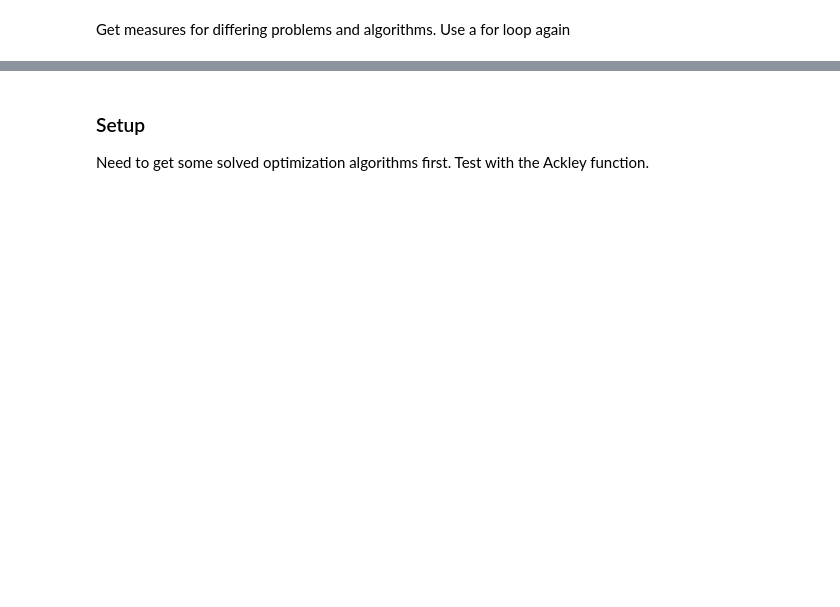
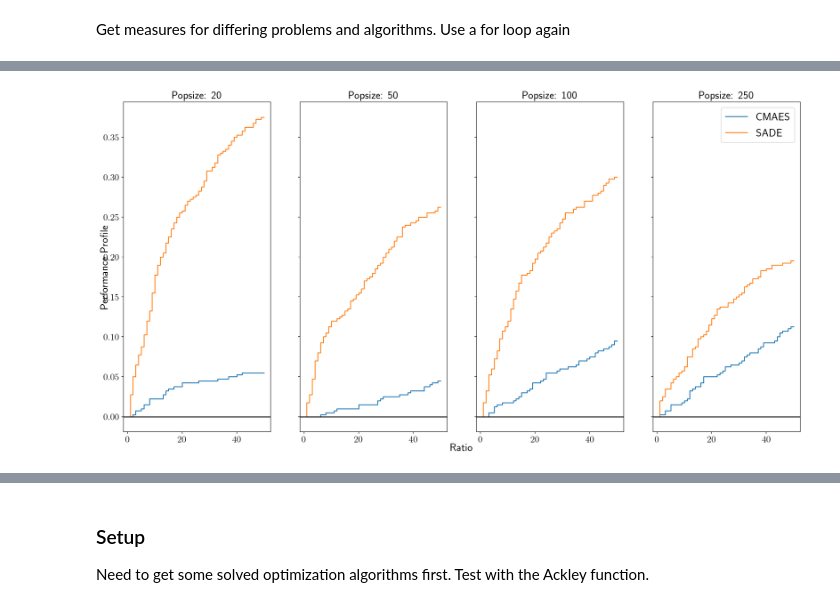
Before and after one commit to LeonardMK/Programming-Project-OSE--Scientific-Computing-for-Economists, a Jupyter notebook: Code/Functions/Analysis_functions.ipynb, the cells around one changed output, grey strips where cells are left out. Drawn from its saved outputs; the diff is of its cells as text; code cells hidden in the pictures; blank space fills up the shorter version.

```diff
--- a/Code/Functions/Analysis_functions.ipynb
+++ b/Code/Functions/Analysis_functions.ipynb
@@ -378,0 +1014,5 @@ TypeError: _mbh_init() got multiple values for argument 'algo'
+# %%
+fig_performance_plot = performance_profile(df_acc)
+fig_performance_plot.savefig("../../Plots/Performance Profiles/Performance_Profile_Test", dpi = 200)
+# %% [output]
+[figure, added]
```
Also changed, not shown: parts of 42 cells of this notebook, 21 other files.
